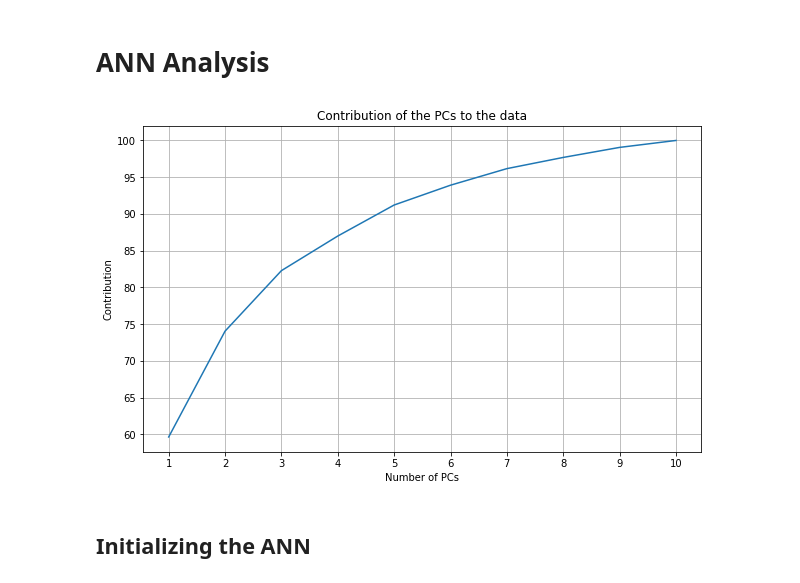
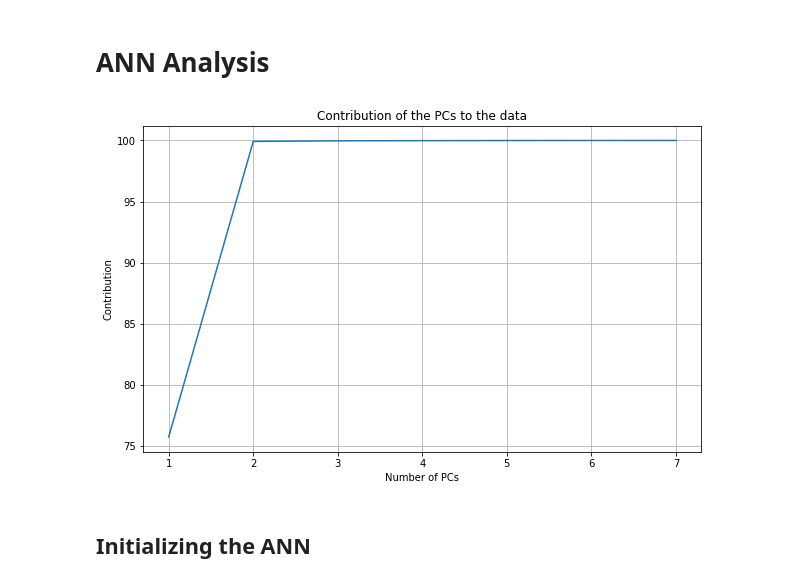
Before and after one commit to jtsang02/Hand-Dominance-Classifier, a Jupyter notebook: EEG_Code.ipynb, the cells around one changed output. Drawn from its saved outputs; the diff is of its cells as text; code cells hidden in the pictures.

Commit message:
removed high correlation features

```diff
--- a/EEG_Code.ipynb
+++ b/EEG_Code.ipynb
@@ -72,15 +72,15 @@ from sklearn.linear_model import LogisticRegression
 # %% [markdown]
 ### Setting path
 # %%
-#delimiter = "\\" # for windows
-delimiter = "//"  # for os system
+delimiter = "\\" # for windows
+# delimiter = "//"  # for os system
 
 # add your own path:
 
 #path = r"C:/Users/chies/OneDrive/Desktop/CLEANED DATASET- code is working/Data Collection/Unprocessed Dataset"
 #path = r"/Users/sofiacaltabiano/Desktop/CLEANED DATASET- code is working/Data Collection/Unprocessed Dataset"
 #path = r"C:\Users\M0NYP\Desktop\Data"
-path=r"/Users/sofiacaltabiano/Desktop/MANU-465-EEG4-main-2/Unprocessed Data"
+path=r"D:\Documents\UBC\MANU 465\MANU-465-EEG4\Unprocessed Data"
 # %%
 os.chdir(path)
 # %% [markdown]
@@ -520,0 +566,7 @@ X.head()
+# %%
+# drop the columns with correlation values greater than 0.9
+upper_tri = r_matrix.where(np.triu(np.ones(r_matrix.shape),k=1).astype(bool))
+print(upper_tri)
+
+to_drop = [col for col in upper_tri.columns if any((upper_tri[col]) > 0.5)]
+print(len(to_drop))
@@ -520,0 +591,4 @@ X.head()
+# %%
+# drop the columns from the dataset
+X = X.drop(to_drop, axis=1)
+X.head()
@@ -703,7 +841,7 @@ print("Accuracy of logistic regression:", format(LRacc*100, '.2f'))
 # %%
 from sklearn.decomposition import PCA
 # %%
-PrinCom10=PCA(n_components=10)
+PrinCom10=PCA(n_components=7)
 PrinCom10.fit(X)
 Z10=PrinCom10.transform(X)
 # %%
@@ -715,16 +853,26 @@ contributions = []
 for i in range(Z10.shape[1]):
     contributions.append(np.sum(eig[:i+1]) / np.sum(eig))
 # %%
+# plt.figure(figsize=(10,6))
+# plt.plot(list(range(10, 6)), [i*100 for i in contributions])
+# plt.title("Contribution of the PCs to the data")
+# plt.xlabel("Number of PCs")
+# plt.ylabel("Contribution")
+# plt.grid()
+# plt.xticks(list(range(1,11)))
+# plt.show()
+
+# plot the contribution of the PCs to the data
 plt.figure(figsize=(10,6))
-plt.plot(list(range(1, 11)), [i*100 for i in contributions])
+plt.plot(list(range(1, 8)), [i*100 for i in contributions])
 plt.title("Contribution of the PCs to the data")
 plt.xlabel("Number of PCs")
 plt.ylabel("Contribution")
 plt.grid()
-plt.xticks(list(range(1,11)))
+plt.xticks(list(range(1,8)))
 plt.show()
 # %% [output]
-[figure, old version]
+[figure, new version]
 # %%
 inputs= Z10[:, 0:9]
 # %%
```
Also changed, not shown: parts of 35 cells of this notebook.
